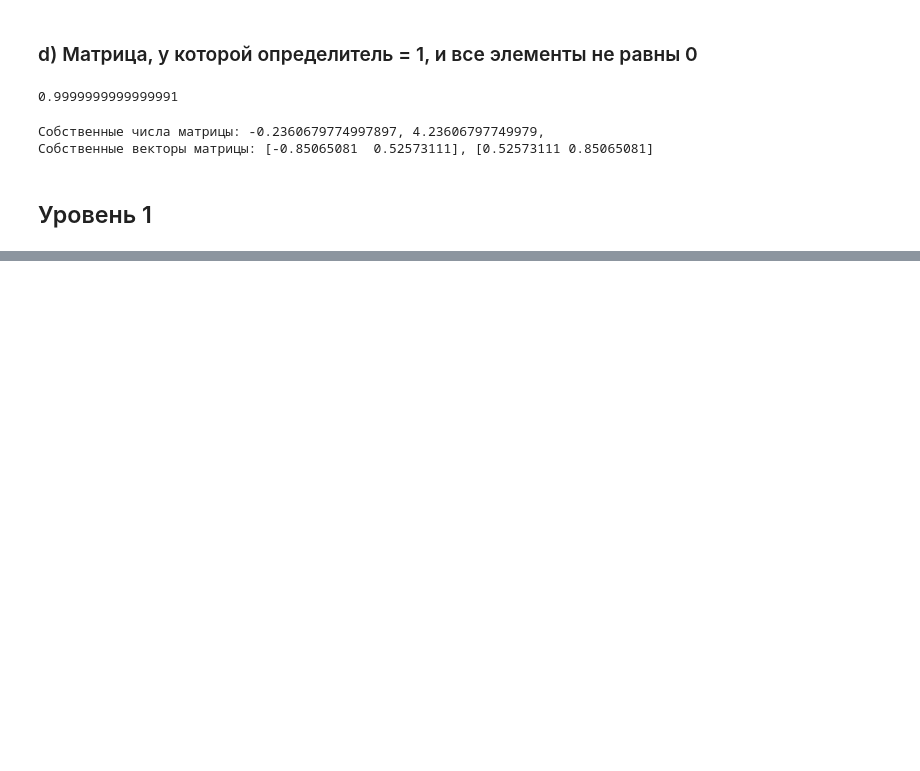
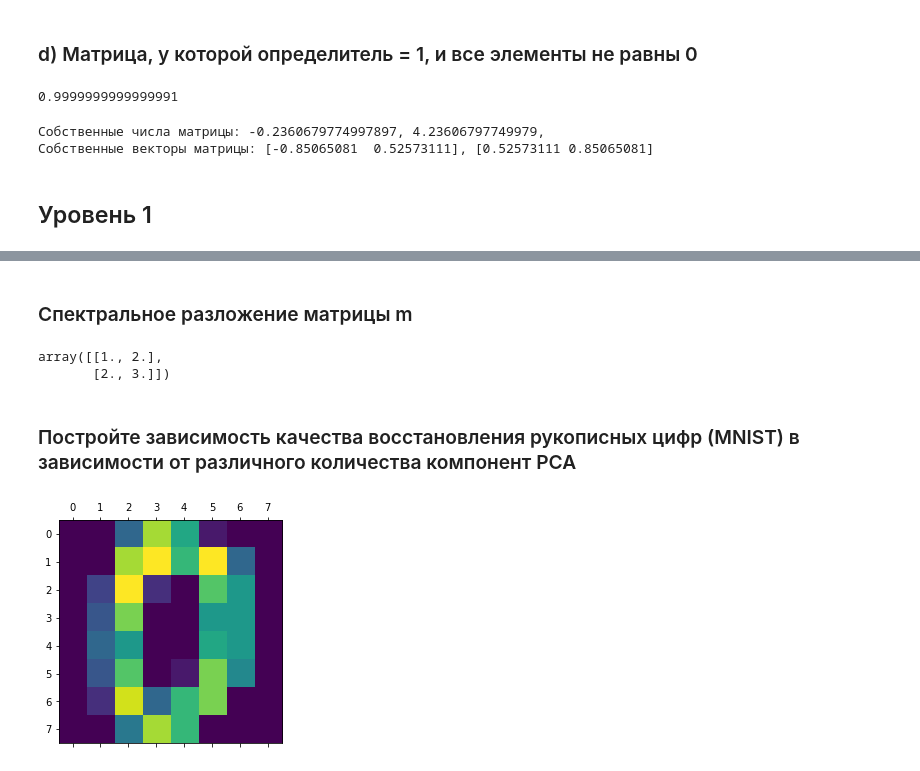
Before and after one commit to mariaedel/mds_hm, a Jupyter notebook: mds_hm3.ipynb, the cells around one changed output, grey strips where cells are left out. Cells and saved outputs as stored; diff of their text form; code cells hidden in the pictures; blank space fills up the shorter version.

```diff
--- a/mds_hm3.ipynb
+++ b/mds_hm3.ipynb
@@ -46,0 +37,2 @@ array([[-0.85065081,  0.52573111],
+# %% [markdown]
+### Спектральное разложение матрицы m
@@ -46,0 +41,16 @@ array([[-0.85065081,  0.52573111],
+# %%
+A = v @ S @ v.T
+A
+# %% [output]
+array([[1., 2.],
+       [2., 3.]])
+# %% [markdown]
+### Постройте зависимость качества восстановления рукописных цифр (MNIST) в зависимости от различного количества компонент PCA
+# %%
+from sklearn.datasets import load_digits
+digits = load_digits()
+import matplotlib.pyplot as plt
+plt.matshow(digits.images[0])
+plt.show()
+# %% [output]
+[figure, added]
```
Also changed, not shown: parts of 9 cells of this notebook, 2 other files.
